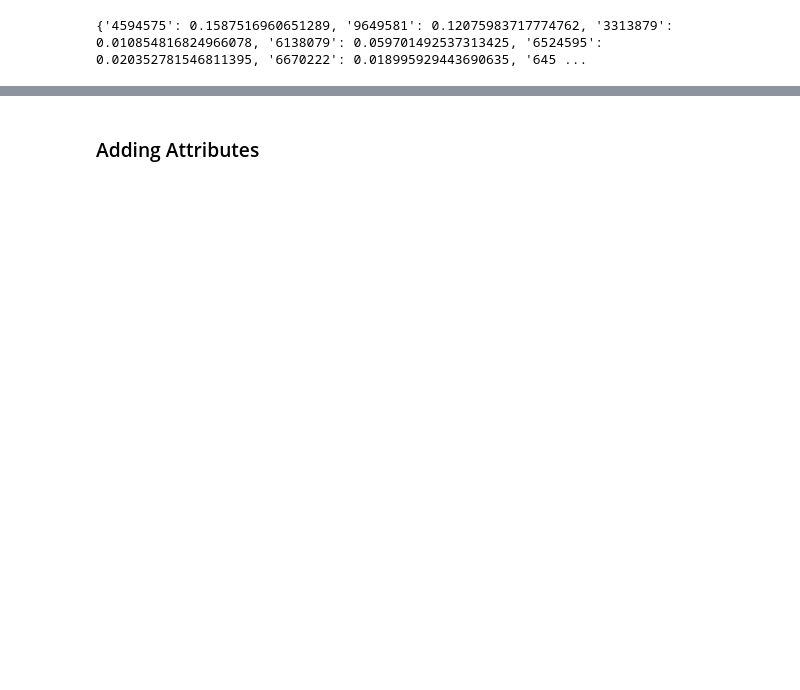
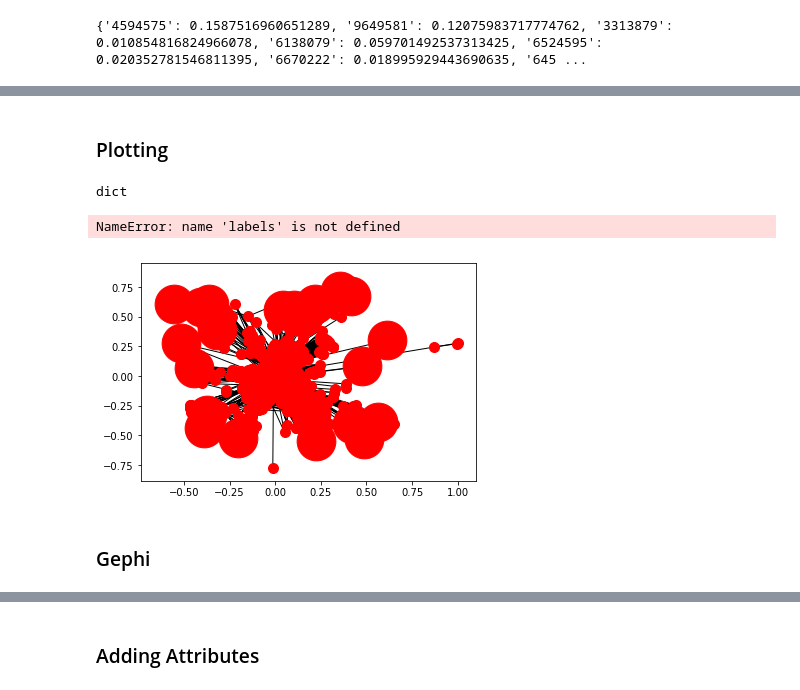
Before and after one commit to Nadinma/graph_project, a Jupyter notebook: graph_serach_project.ipynb, the cells around one changed output, grey strips where cells are left out. Cells and saved outputs as stored; diff of their text form; code cells hidden in the pictures; blank space fills up the shorter version.

```diff
--- a/graph_serach_project.ipynb
+++ b/graph_serach_project.ipynb
@@ -370,0 +639,3 @@ deg_centrality_sort[:10]
+# %%
+nx.set_node_attributes(G_sub, deg_centrality, "degree")
+G_sub.nodes['4594575']["degree"]
@@ -370,0 +644,3 @@ deg_centrality_sort[:10]
+# %%
+nx.set_node_attributes(G_sub, close_centrality, "closeness")
+G_sub.nodes['4594575']["closeness"]
@@ -370,0 +649,3 @@ deg_centrality_sort[:10]
+# %%
+nx.set_node_attributes(G_sub, bet_centrality, "betweenness")
+G_sub.nodes['4594575']["betweenness"]
@@ -370,0 +654,3 @@ deg_centrality_sort[:10]
+# %%
+nx.set_node_attributes(G_sub, page_rank, "page_rank")
+G_sub.nodes['4594575']["page_rank"]
@@ -370,0 +679,2 @@ deg_centrality_sort[:10]
+# %% [markdown]
+### Plotting
@@ -370,0 +695,26 @@ deg_centrality_sort[:10]
+# %%
+type(deg_centrality)
+# %% [output]
+dict
+# %%
+layout = nx.spring_layout(G_sub)
+large = []
+small = []
+d = G.degree(weight='weight')
+for node in G_sub:
+    if d[node] > 4:
+        large.append(node)
+    else:
+        small.append(node)
+nx.draw_networkx_edges(G_sub, layout)
+nx.draw_networkx_nodes(G_sub, layout, nodelist=large, node_size=100)
+nx.draw_networkx_nodes(G_sub, layout, nodelist=small, node_size=1500)
+nx.draw_networkx_edge_labels(G_sub, layout, edge_labels=labels)
+nx.draw_networkx_labels(G_sub, layout, labels=lab_node, font_size=10, font_family='sans-serif')
+plt.axis("off")
+plt.show()
+# %% [output]
+NameError: name 'labels' is not defined
+[figure, added]
+# %% [markdown]
+### Gephi
```
Also changed, not shown: parts of 144 cells of this notebook, 5 other files.
